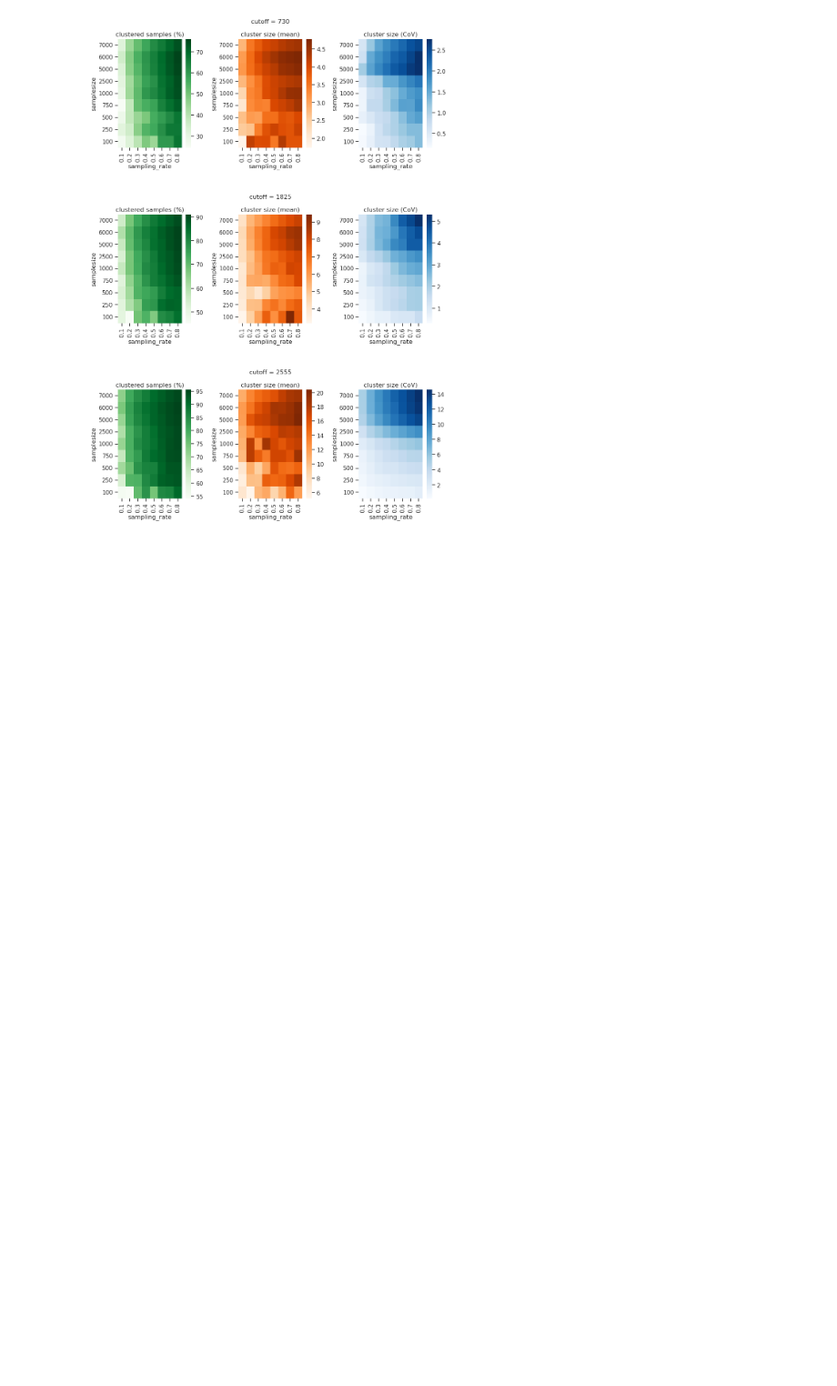
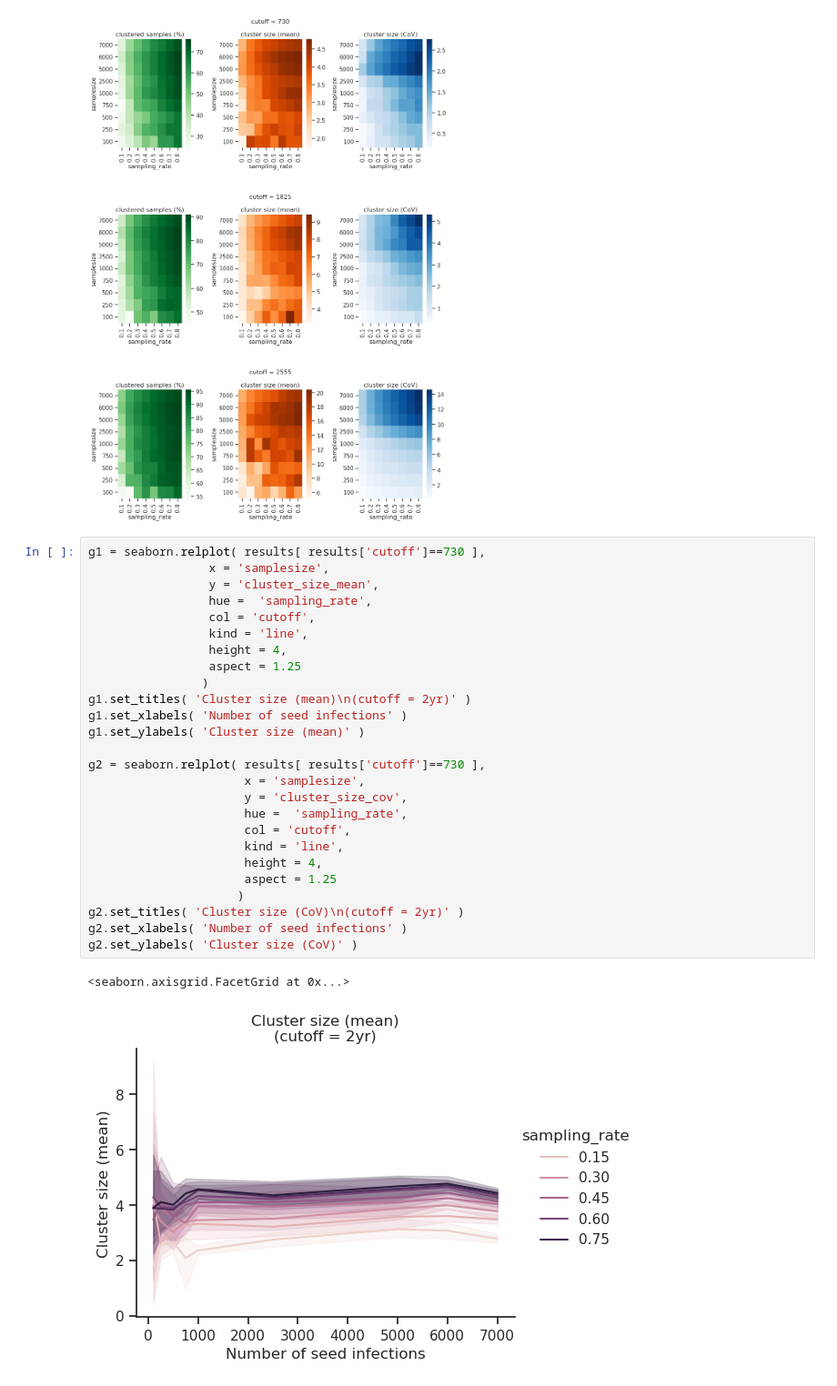
Before and after one commit to JHerbeck-IDM/ClusterSim, a Jupyter notebook: python/10_parameter_sweeps_population_size.ipynb, the cells around one changed output. Shown at 91% size. Cells and saved outputs as stored; diff of their text form; blank space fills up the shorter version.

```diff
--- a/python/10_parameter_sweeps_population_size.ipynb
+++ b/python/10_parameter_sweeps_population_size.ipynb
@@ -733,3 +722,32 @@ for i, this_cutoff in enumerate( CUTOFFS ):
 fig_cluster_heat.tight_layout( h_pad=4 )
 # %% [output]
 [figure]
+# %%
+g1 = seaborn.relplot( results[ results['cutoff']==730 ],
+                 x = 'samplesize',
+                 y = 'cluster_size_mean',
+                 hue =  'sampling_rate',
+                 col = 'cutoff',
+                 kind = 'line',
+                 height = 4,
+                 aspect = 1.25
+                )
+g1.set_titles( 'Cluster size (mean)\n(cutoff = 2yr)' )
+g1.set_xlabels( 'Number of seed infections' )
+g1.set_ylabels( 'Cluster size (mean)' )
+
+g2 = seaborn.relplot( results[ results['cutoff']==730 ],
+                      x = 'samplesize',
+                      y = 'cluster_size_cov',
+                      hue =  'sampling_rate',
+                      col = 'cutoff',
+                      kind = 'line',
+                      height = 4,
+                      aspect = 1.25
+                     )
+g2.set_titles( 'Cluster size (CoV)\n(cutoff = 2yr)' )
+g2.set_xlabels( 'Number of seed infections' )
+g2.set_ylabels( 'Cluster size (CoV)' )
+# %% [output]
+<seaborn.axisgrid.FacetGrid at 0x...>
+[figure, added]
```
Also changed, not shown: parts of 4 cells of this notebook, 3 other files.
